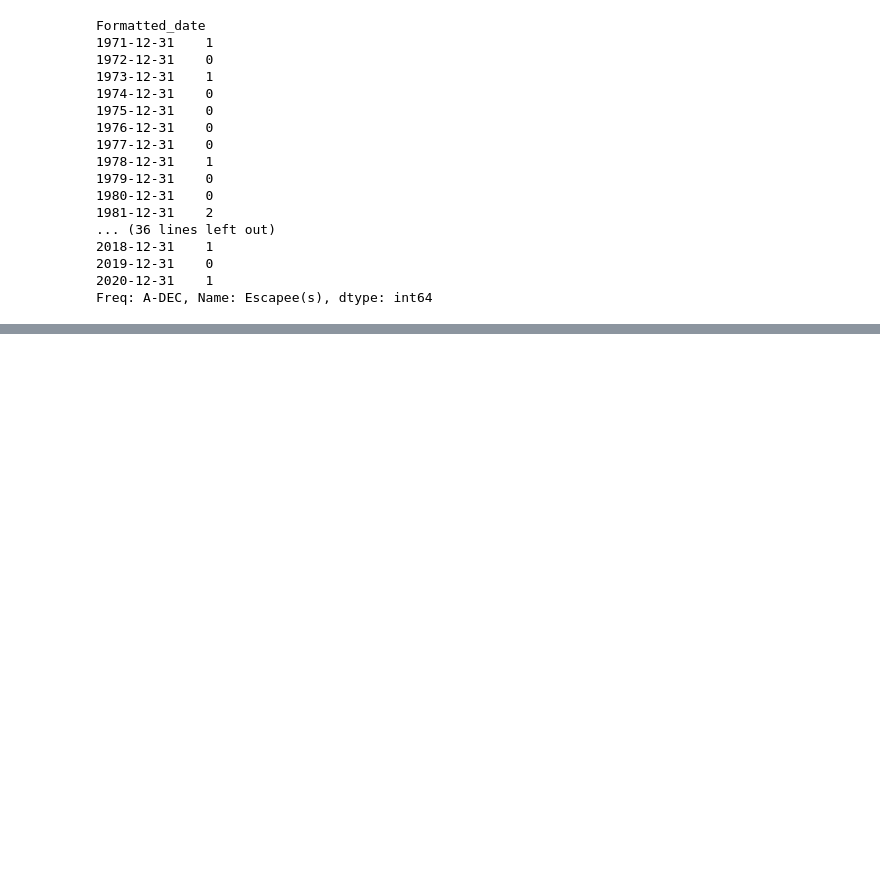
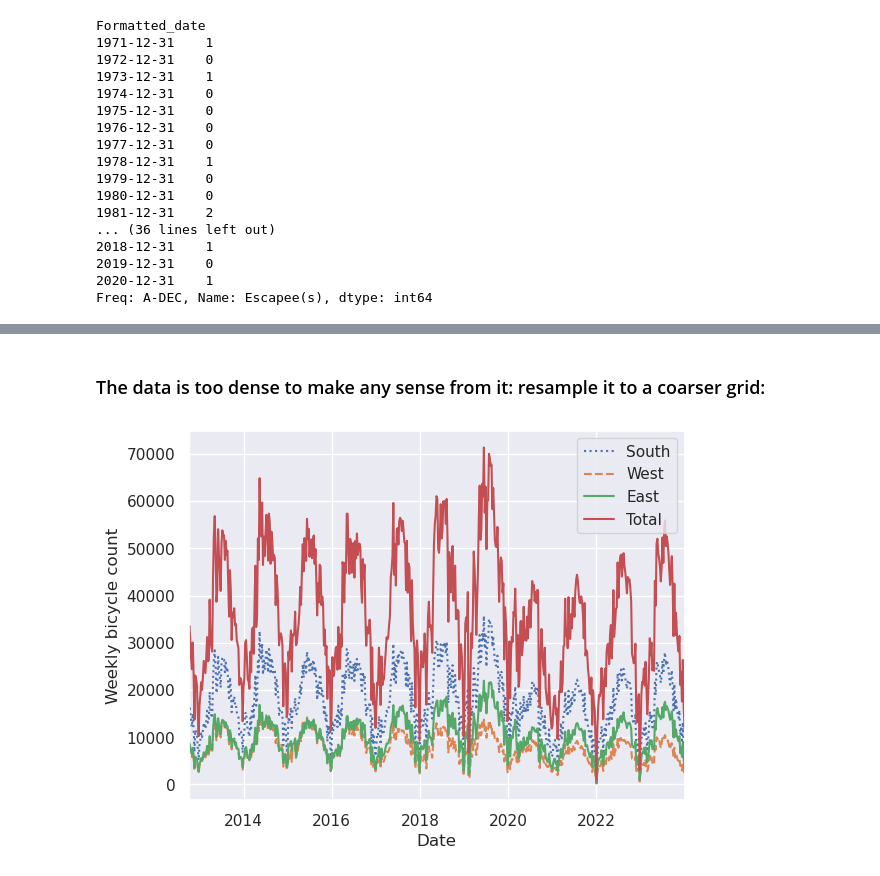
Before and after one commit to FRANKSADWAR/Regression_labs, a Jupyter notebook: Data Quest.ipynb, the cells around one changed output, grey strips where cells are left out. Cells and saved outputs as stored; diff of their text form; code cells hidden in the pictures; blank space fills up the shorter version.

```diff
--- a/Data Quest.ipynb
+++ b/Data Quest.ipynb
@@ -405,0 +479,9 @@ Freq: A-DEC, Name: Escapee(s), dtype: int64
+# %% [markdown]
+### The data is too dense to make any sense from it: resample it to a coarser grid:
+# %%
+weekly = data.resample('W').sum()
+weekly.plot(style=[':','--','-'])
+plt.ylabel("Weekly bicycle count")
+plt.show()
+# %% [output]
+[figure, added]
```
Also changed, not shown: parts of 11 cells of this notebook, 1 other file.
